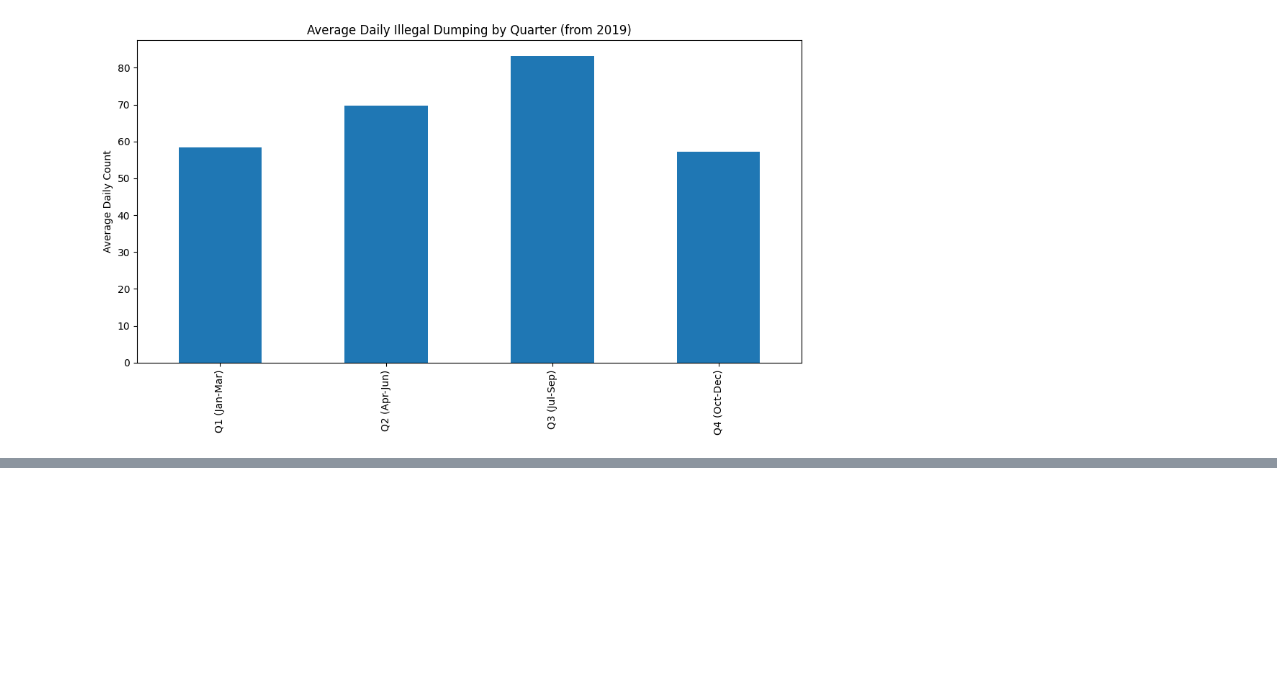
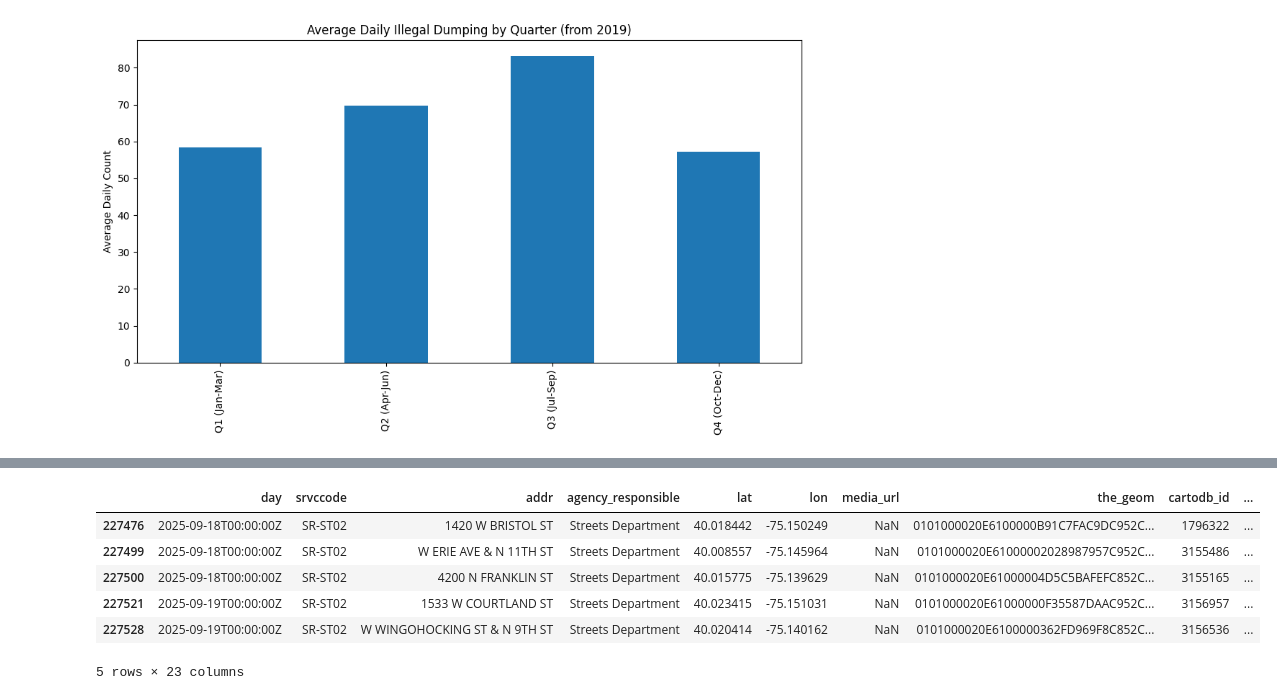
Before and after one commit to ramarh1/philly-illegal-dumping-forecast, a Jupyter notebook: notebooks/01_eda.ipynb, the cells around one changed output, grey strips where cells are left out. Drawn from its saved outputs; the diff is of its cells as text; code cells hidden in the pictures; blank space fills up the shorter version.

```diff
--- a/notebooks/01_eda.ipynb
+++ b/notebooks/01_eda.ipynb
@@ -146,0 +149,12 @@ Min Daily Count: 0 on 2024-05-11
+# %%
+filtered_df_with_zcta = df_with_zcta[df_with_zcta['GEOID20'] == 19140]
+# %%
+filtered_df_with_zcta.tail()
+# %% [output]
+|  | day | srvccode | addr | agency_responsible | lat | lon | media_url | the_geom | cartodb_id | ... |
+| 227476 | 2025-09-18T00:00:00Z | SR-ST02 | 1420 W BRISTOL ST | Streets Department | 40.018442 | -75.150249 | NaN | 0101000020E6100000B91C7FAC9DC952C... | 1796322 | ... |
+| 227499 | 2025-09-18T00:00:00Z | SR-ST02 | W ERIE AVE & N 11TH ST | Streets Department | 40.008557 | -75.145964 | NaN | 0101000020E61000002028987957C952C... | 3155486 | ... |
+| 227500 | 2025-09-18T00:00:00Z | SR-ST02 | 4200 N FRANKLIN ST | Streets Department | 40.015775 | -75.139629 | NaN | 0101000020E61000004D5C5BAFEFC852C... | 3155165 | ... |
+| 227521 | 2025-09-19T00:00:00Z | SR-ST02 | 1533 W COURTLAND ST | Streets Department | 40.023415 | -75.151031 | NaN | 0101000020E61000000F35587DAAC952C... | 3156957 | ... |
+| 227528 | 2025-09-19T00:00:00Z | SR-ST02 | W WINGOHOCKING ST & N 9TH ST | Streets Department | 40.020414 | -75.140162 | NaN | 0101000020E6100000362FD969F8C852C... | 3156536 | ... |
+5 rows × 23 columns
```
Also changed, not shown: parts of 8 cells of this notebook.
